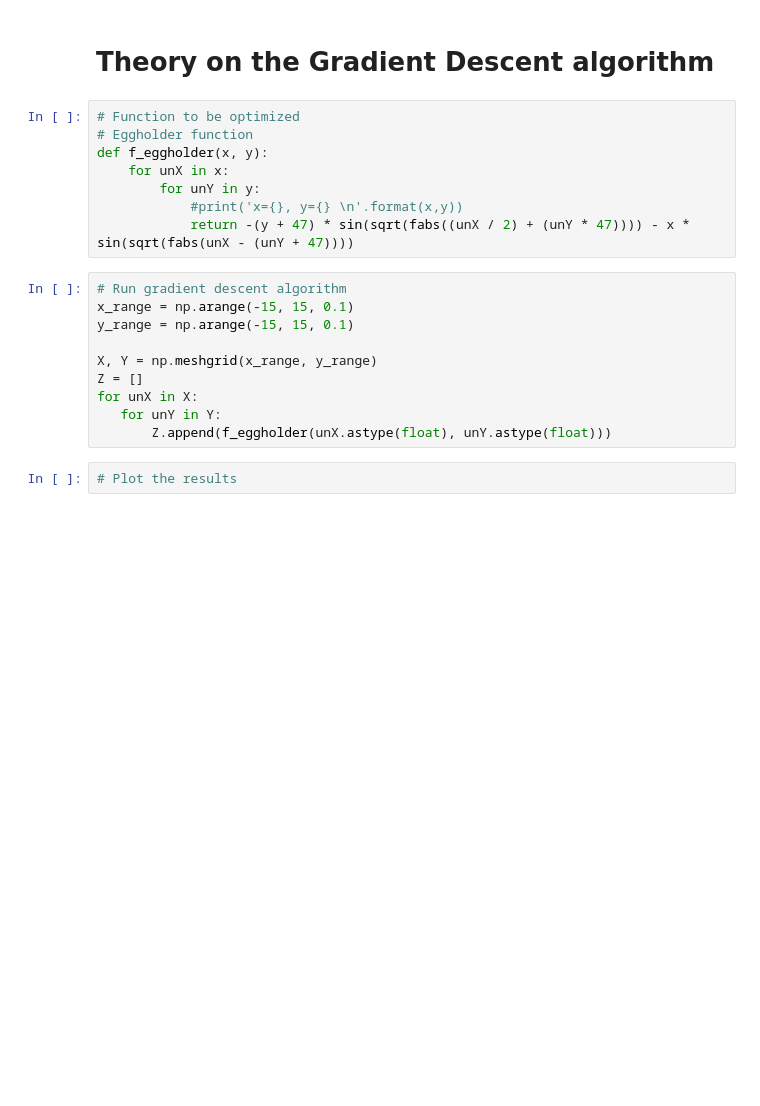
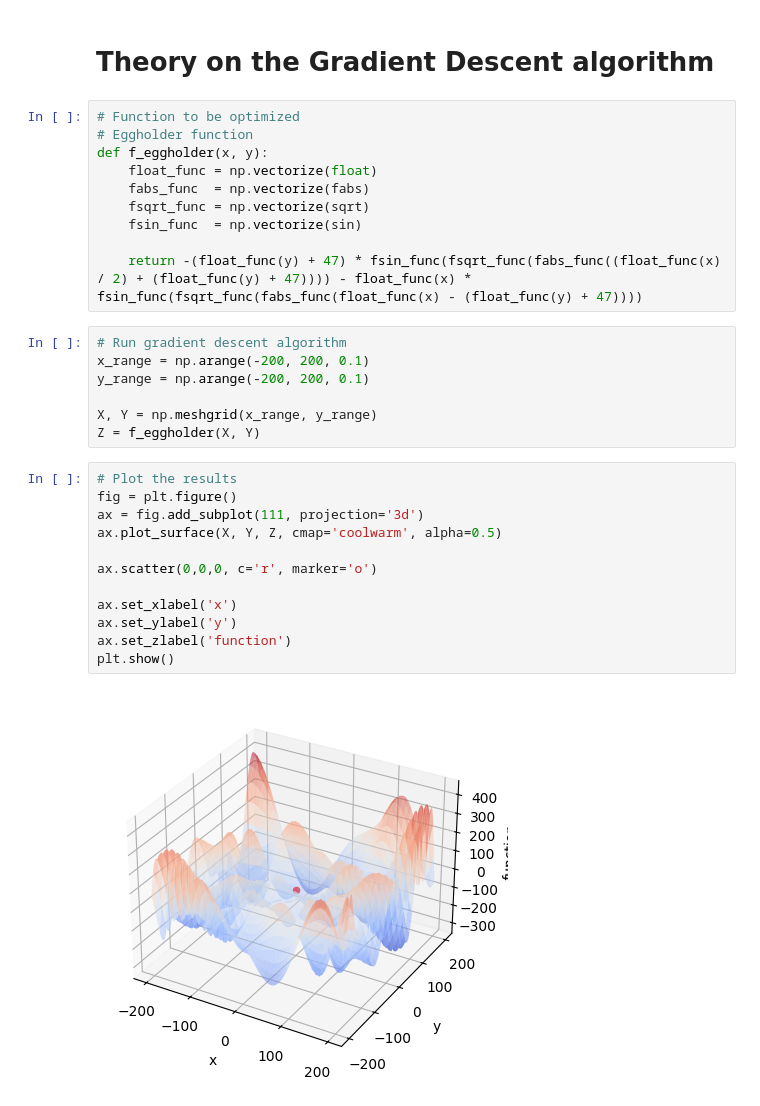
Before and after one commit to federicogr00-udg/TopicosDeIndustriaI, a Jupyter notebook: Tarea1/TI_1_HW1_FedericoGarcia.ipynb, the cells around one changed output. Drawn from its saved outputs; the diff is of its cells as text; blank space fills up the shorter version.

Commit message:
Enhance the eggholder function and plot the results routine

```diff
--- a/Tarea1/TI_1_HW1_FedericoGarcia.ipynb
+++ b/Tarea1/TI_1_HW1_FedericoGarcia.ipynb
@@ -13,23 +13,34 @@ import matplotlib.pyplot as plt
 from math import sin, sqrt, fabs
 # %% [markdown]
 # Theory on the Gradient Descent algorithm
-# %%
-# Function to be optimized
-# Eggholder function
-def f_eggholder(x, y):
-    for unX in x:
-        for unY in y:
-            #print('x={}, y={} \n'.format(x,y))
-            return -(y + 47) * sin(sqrt(fabs((unX / 2) + (unY * 47)))) - x * sin(sqrt(fabs(unX - (unY + 47))))
+# %%
+# Function to be optimized
+# Eggholder function
+def f_eggholder(x, y):
+    float_func = np.vectorize(float)
+    fabs_func  = np.vectorize(fabs)
+    fsqrt_func = np.vectorize(sqrt)
+    fsin_func  = np.vectorize(sin)
+
+    return -(float_func(y) + 47) * fsin_func(fsqrt_func(fabs_func((float_func(x) / 2) + (float_func(y) + 47)))) - float_func(x) * fsin_func(fsqrt_func(fabs_func(float_func(x) - (float_func(y) + 47))))
 # %%
 # Run gradient descent algorithm
-x_range = np.arange(-15, 15, 0.1)
-y_range = np.arange(-15, 15, 0.1)
+x_range = np.arange(-200, 200, 0.1)
+y_range = np.arange(-200, 200, 0.1)
 
 X, Y = np.meshgrid(x_range, y_range)
-Z = []
-for unX in X:
-   for unY in Y:
-       Z.append(f_eggholder(unX.astype(float), unY.astype(float)))
+Z = f_eggholder(X, Y)
-# %%
-# Plot the results
+# %%
+# Plot the results
+fig = plt.figure()
+ax = fig.add_subplot(111, projection='3d')
+ax.plot_surface(X, Y, Z, cmap='coolwarm', alpha=0.5)
+
+ax.scatter(0,0,0, c='r', marker='o')
+
+ax.set_xlabel('x')
+ax.set_ylabel('y')
+ax.set_zlabel('function')
+plt.show()
+# %% [output]
+[figure, added]
```
